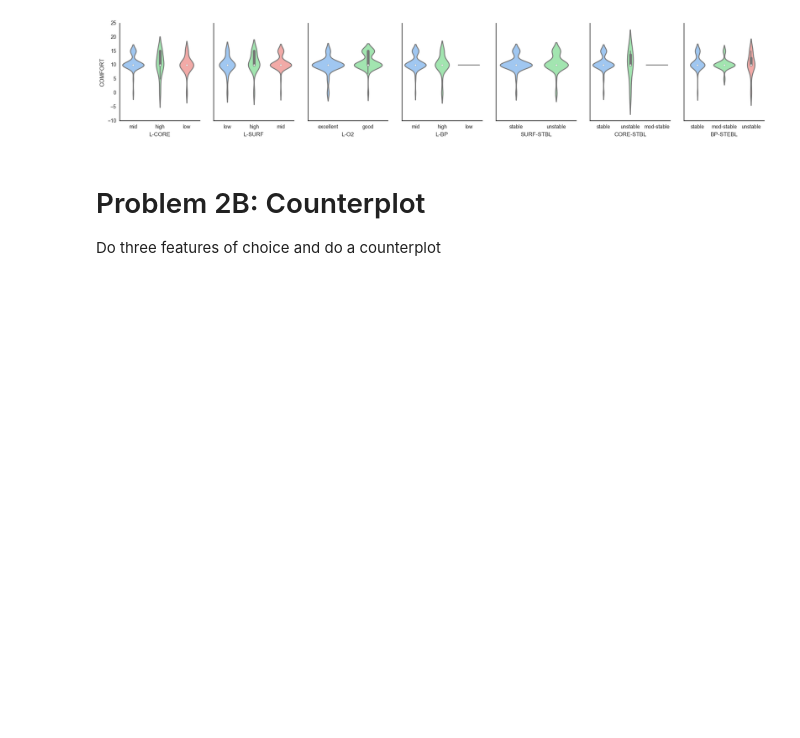
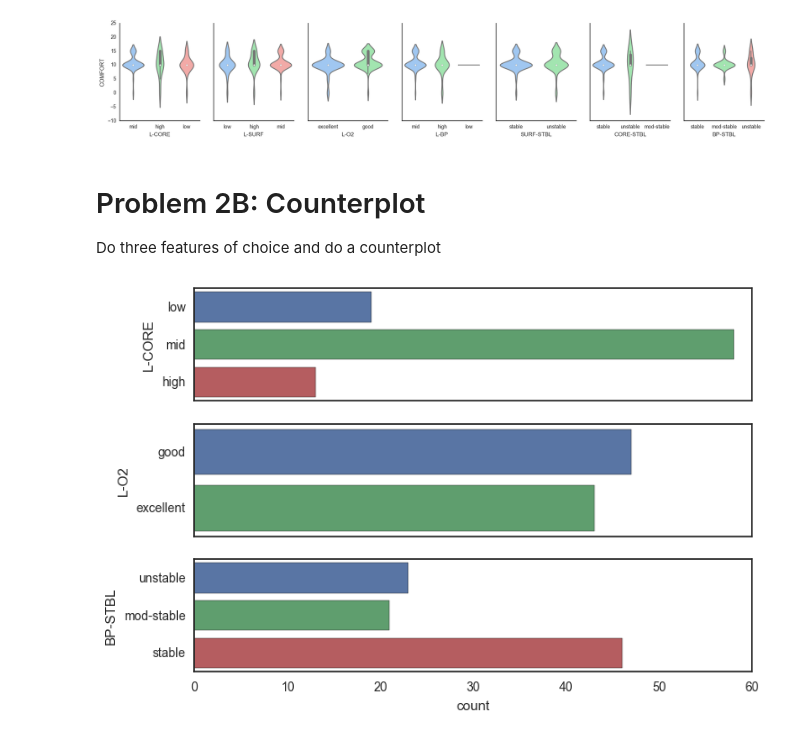
Before and after one commit to JCagle95/Biomedical_DataScience_Post-Operative-Data, a Jupyter notebook: Post-Operative Dataset.ipynb, the cells around one changed output. Saved outputs shown, nothing was run; the diff lists cells and outputs as text; code cells hidden in the pictures; blank space fills up the shorter version.

```diff
--- a/Post-Operative Dataset.ipynb
+++ b/Post-Operative Dataset.ipynb
@@ -52,3 +64,12 @@ g.map(sns.violinplot, palette="pastel");
 # Problem 2B: Counterplot
 
 Do three features of choice and do a counterplot
+# %%
+f, axarr = plt.subplots(3, sharex=True)
+axarr[0] = sns.countplot(data=Dataset, y='L-CORE',ax=axarr[0],order=['low','mid','high'])
+axarr[0].set_xlabel('')
+axarr[1] = sns.countplot(data=Dataset, y='L-O2',ax=axarr[1],order=['good','excellent'])
+axarr[1].set_xlabel('')
+axarr[2] = sns.countplot(data=Dataset, y='BP-STBL',ax=axarr[2],order=['unstable','mod-stable','stable'])
+# %% [output]
+[figure, added]
```
Also changed, not shown: parts of 15 cells of this notebook.
